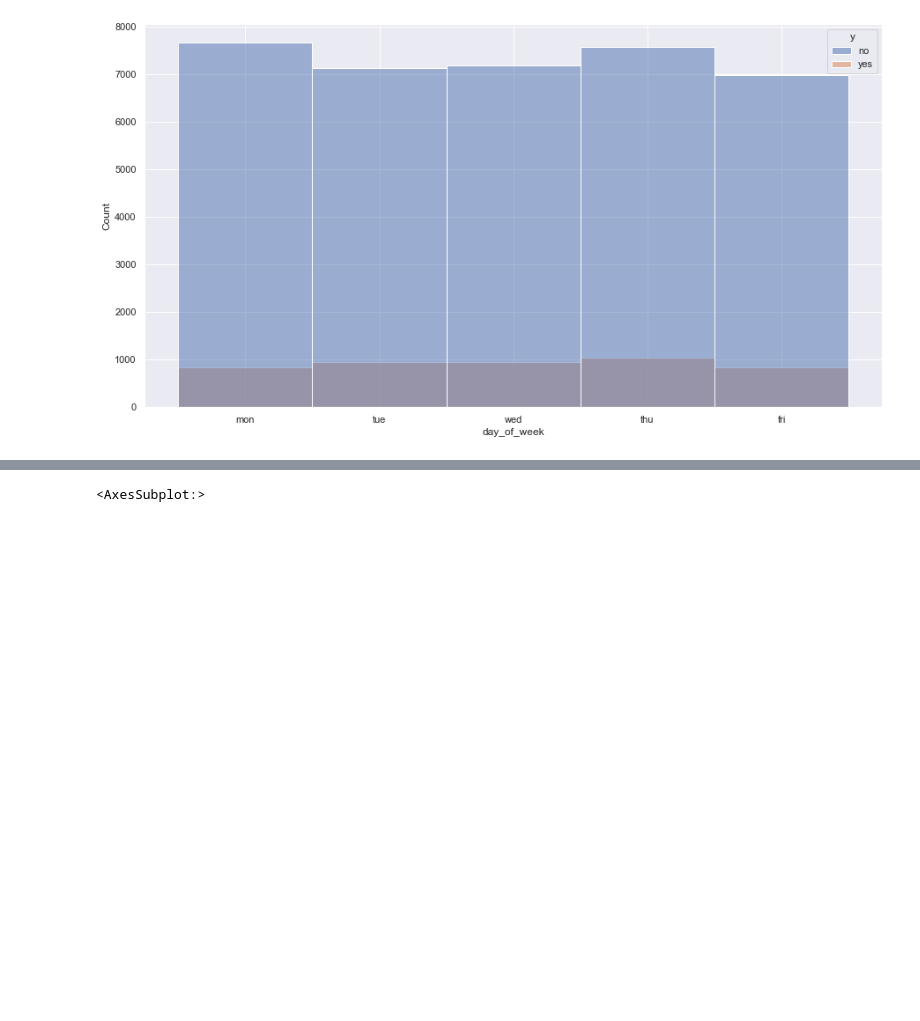
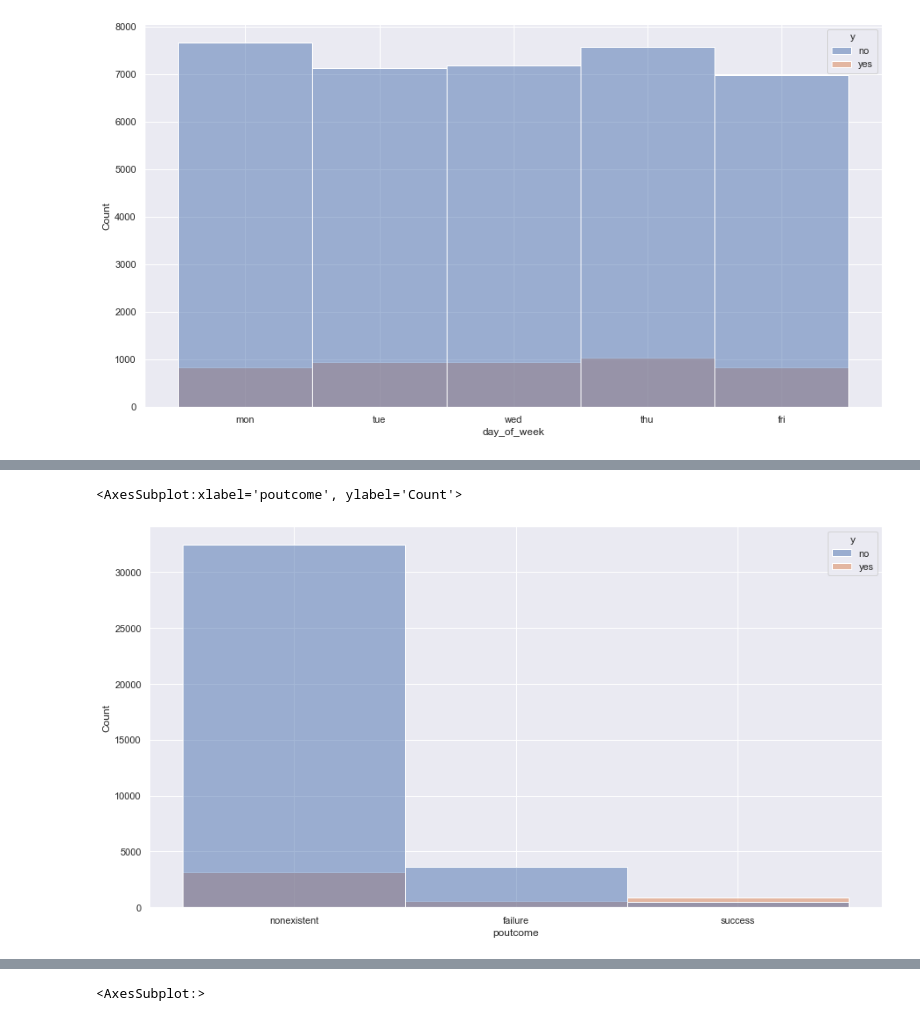
Before and after one commit to marek-dalida/bank-marketing-analysis, a Jupyter notebook: bank-marketing.ipynb, the cells around one changed output, grey strips where cells are left out. Drawn from its saved outputs; the diff is of its cells as text; code cells hidden in the pictures; blank space fills up the shorter version.

```diff
--- a/bank-marketing.ipynb
+++ b/bank-marketing.ipynb
@@ -73,0 +96,5 @@ sns.catplot(x="duration", y="y", data=data)
+# %%
+sns.histplot(data=data, x="poutcome", hue="y")
+# %% [output]
+<AxesSubplot:xlabel='poutcome', ylabel='Count'>
+[figure, added]
```
Also changed, not shown: parts of 8 cells of this notebook.
